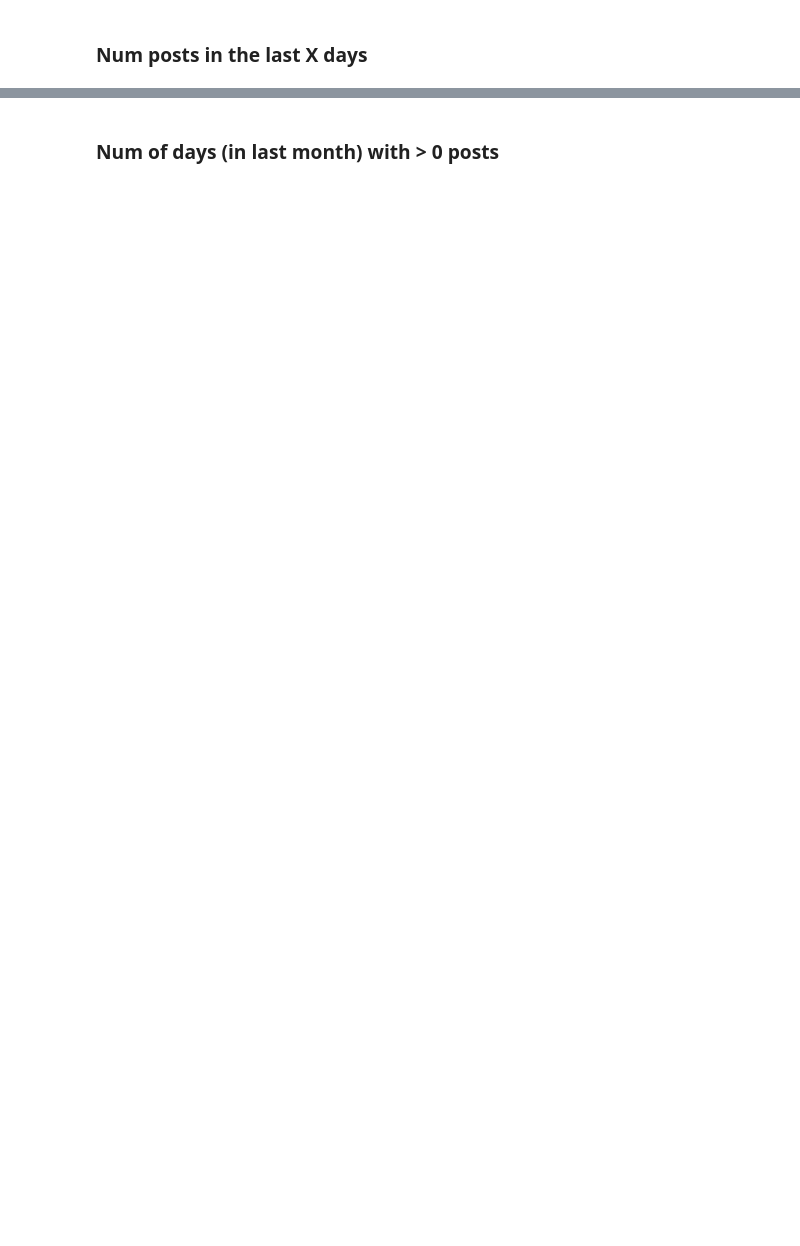
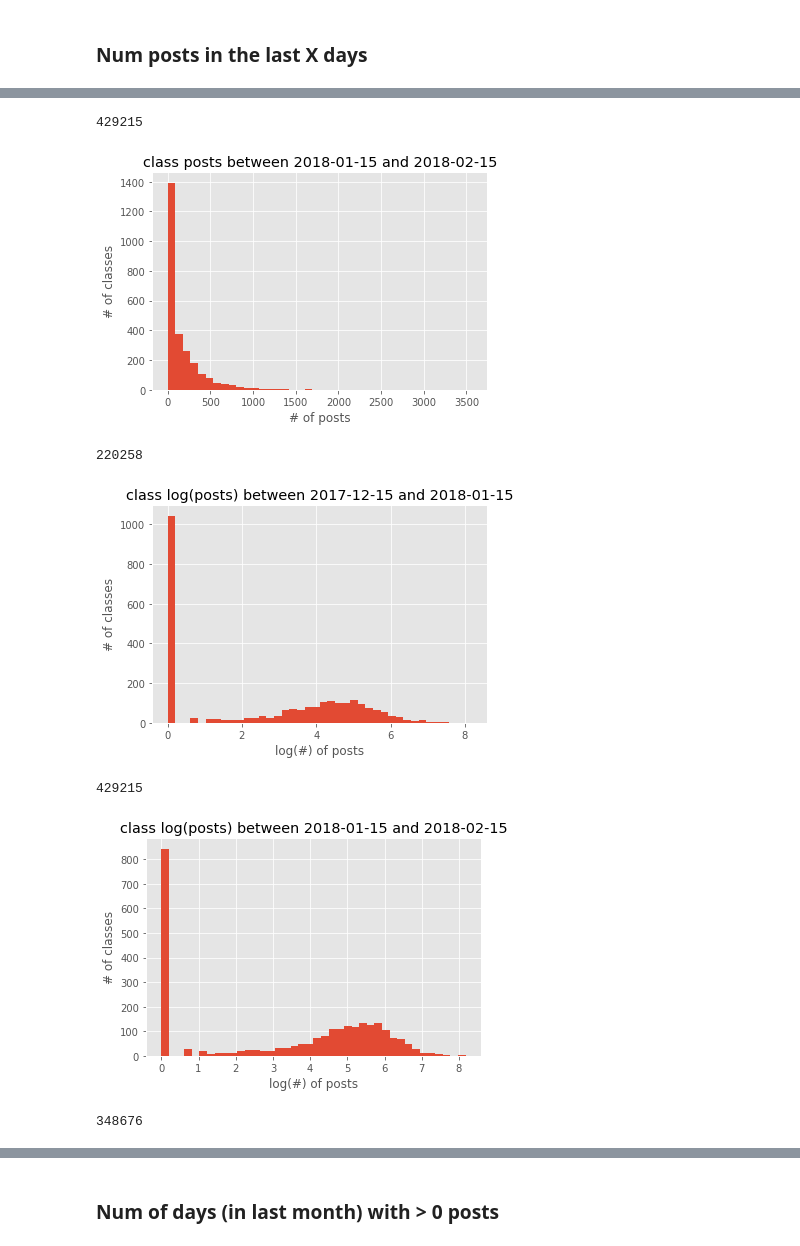
Before and after one commit to pgeurin/seniorskipday, a Jupyter notebook: src/eda.ipynb, the cells around one changed output, grey strips where cells are left out. Cells and saved outputs as stored; diff of their text form; code cells hidden in the pictures; blank space fills up the shorter version.

```diff
--- a/src/eda.ipynb
+++ b/src/eda.ipynb
@@ -337,30 +451,38 @@ log_posts_since(posts, pd.to_datetime("feb 15 2018"))
 # %%
 def plot_posts_between(posts, date1, date2):
-    print(sum((date1 < posts['new_date']) & (posts['new_date'] < date2)))
-    last_month_posts = posts[(date1 < posts['new_date']) & (posts['new_date'] < date2)].groupby('classroom_id').count()
+    print(sum((date1 < posts['date']) & (posts['date'] < date2)))
+    last_month_posts = posts[(date1 < posts['date']) & (posts['date'] < date2)].groupby('classroom_id').count()
     num_posts_by_class = posts.groupby('classroom_id').sum()
     last_month_posts_total= num_posts_by_class.join(last_month_posts, how='left', lsuffix='_num_posts_by_class', rsuffix='_last_month_posts')
     last_month_posts_total.loc[last_month_posts_total['id_last_month_posts'].isnull(),'exists_last_month_posts'] =0
     fig, ax = plt.subplots(1,1)
     ax.set_title(f'class posts between {date1.date()} and {date2.date()}')
     ax.hist(last_month_posts_total['exists_last_month_posts'],bins=40)
     ax.set_ylabel("# of classes")
     ax.set_xlabel("# of posts")
     plt.show()
 
 def plot_log_posts_between(posts, date1, date2):
-    print(sum((date1 < posts['new_date']) & (posts['new_date'] < date2)))
-    last_month_posts = posts[(date1 < posts['new_date']) & (posts['new_date'] < date2)].groupby('classroom_id').count()
+    print(sum((date1 < posts['date']) & (posts['date'] < date2)))
+    last_month_posts = posts[(date1 < posts['date']) & (posts['date'] < date2)].groupby('classroom_id').count()
     num_posts_by_class = posts.groupby('classroom_id').sum()
     last_month_posts_total= num_posts_by_class.join(last_month_posts, how='left', lsuffix='_num_posts_by_class', rsuffix='_last_month_posts')
     last_month_posts_total.loc[last_month_posts_total['id_last_month_posts'].isnull(),'exists_last_month_posts'] =0
     fig, ax = plt.subplots(1,1)
     ax.set_title(f'class log(posts) between {date1.date()} and {date2.date()}')
     ax.hist(np.log(last_month_posts_total['exists_last_month_posts']+1),bins=40)
     ax.set_ylabel("# of classes")
     ax.set_xlabel("log(#) of posts")
     plt.show()
 plot_posts_between(posts, pd.to_datetime("Jan 15 2018"), pd.to_datetime("Feb 15 2018"))
 plot_log_posts_between(posts, pd.to_datetime("Dec 15 2017"), pd.to_datetime("Jan 15 2018"))
 plot_log_posts_between(posts, pd.to_datetime("Jan 15 2018"), pd.to_datetime("Feb 15 2018"))
 plot_log_posts_between(posts, pd.to_datetime("FEB 15 2018"), pd.to_datetime("March 15 2018"))
+# %% [output]
+429215
+[figure, added]
+220258
+[figure, added]
+429215
+[figure, added]
+348676
```
Also changed, not shown: parts of 33 cells of this notebook.
